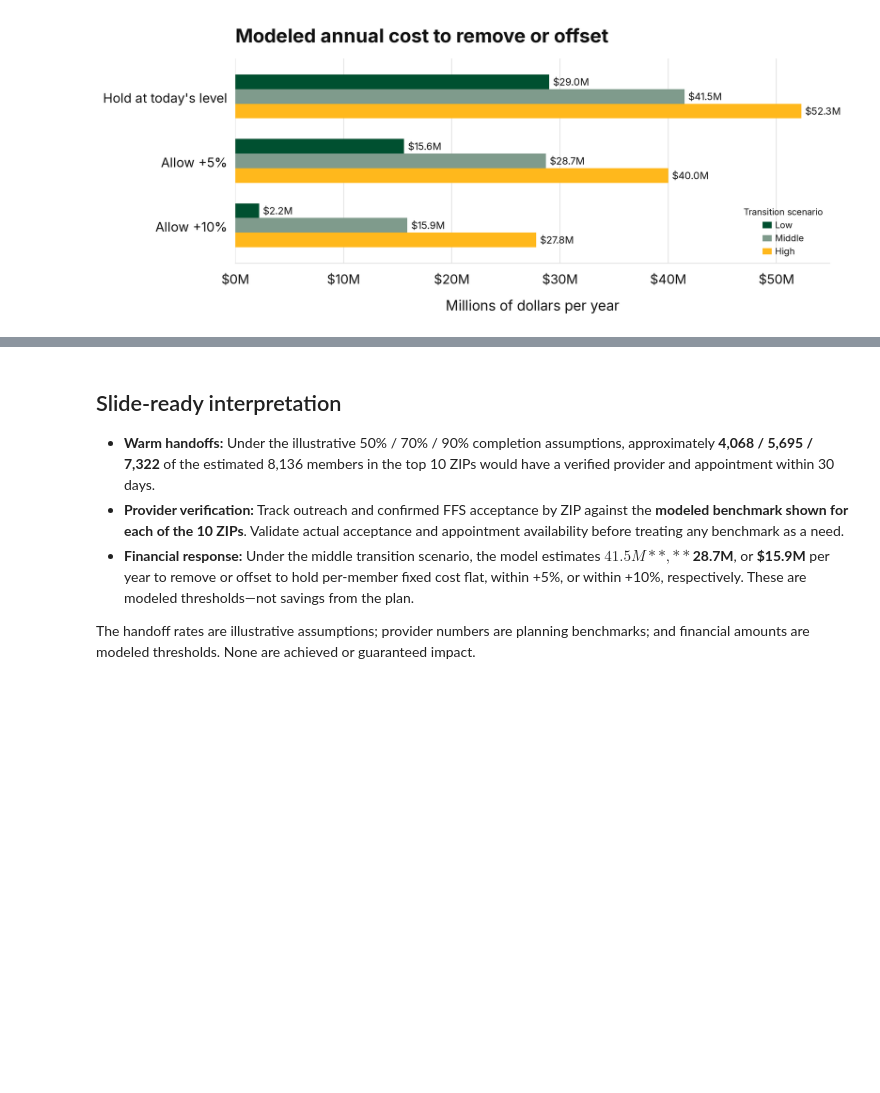
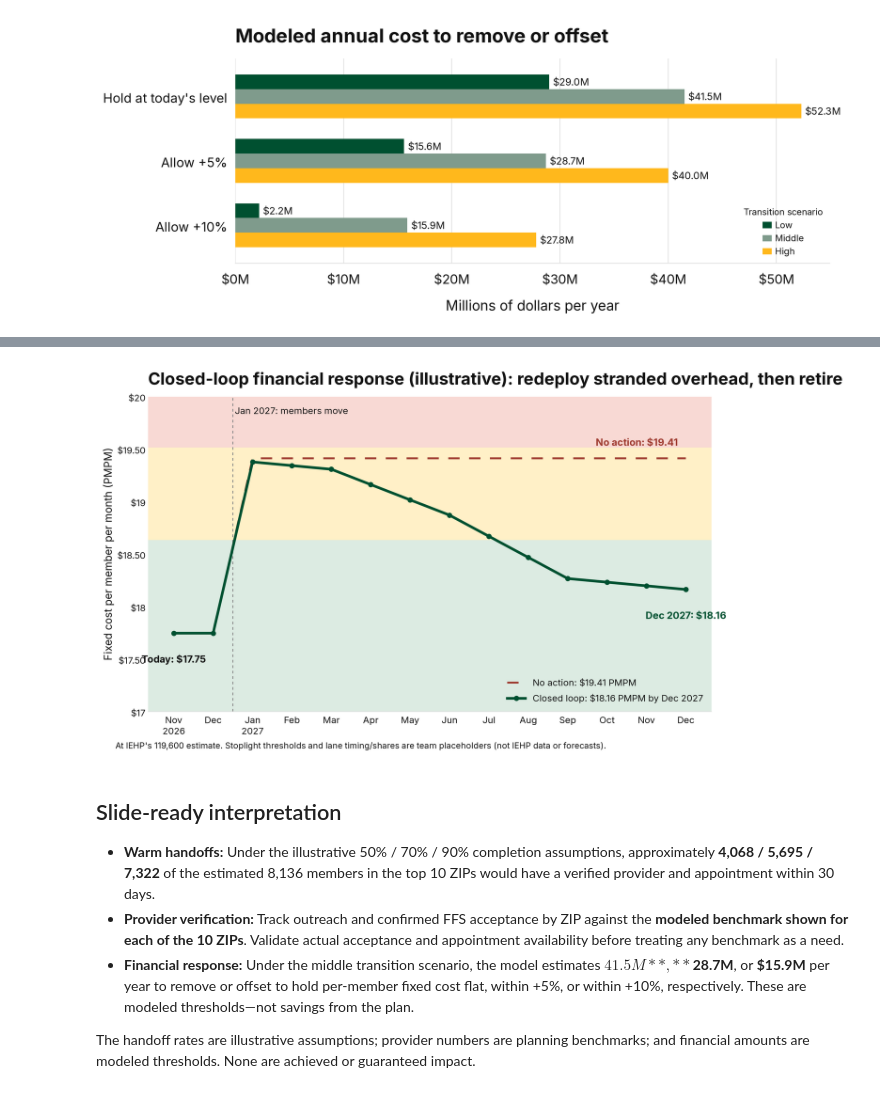
Before and after one commit to doom-boy/IEHP-CEO-Competition, a Jupyter notebook: impact_scenarios.ipynb, the cells around one changed output, grey strips where cells are left out. Saved outputs shown, nothing was run; the diff lists cells and outputs as text; code cells hidden in the pictures; blank space fills up the shorter version.

Commit message:
new financial graph

```diff
--- a/impact_scenarios.ipynb
+++ b/impact_scenarios.ipynb
@@ -347,0 +361,92 @@ display(Image(filename=str(export_dir / f"{out_name}.png")))
+# %%
+# Executive single-panel (16:9) closed-loop chart for slide use.
+# Relies on variables computed in the closed-loop cell above (loop, months, labels, etc.).
+
+exec_name = "impact_closed_loop_exec_CPP_Inter"
+
+fig, ax = plt.subplots(figsize=(13.33, 7.5))  # ~16:9
+
+lo, hi = 17.0, 20.0
+ax.axhspan(lo, GREEN_MAX, color="#DCEBE2", zorder=0)
+ax.axhspan(GREEN_MAX, AMBER_MAX, color="#FFF0C7", zorder=0)
+ax.axhspan(AMBER_MAX, hi, color="#F8D9D4", zorder=0)
+
+ax.plot(
+    x[1:],
+    loop["no_action"].iloc[1:],
+    color="#9E3A2F",
+    linewidth=2.5,
+    linestyle=(0, (6, 5)),
+    zorder=3,
+    label=f"No action: ${no_action_pmpm:.2f} PMPM",
+)
+ax.plot(
+    x,
+    loop["plan"],
+    color=cpp_green,
+    linewidth=3.5,
+    marker="o",
+    markersize=6,
+    zorder=4,
+    label=f"Closed loop: ${loop['plan'].iloc[-1]:.2f} PMPM by Dec 2027",
+)
+
+ax.set_ylim(lo, hi)
+ax.set_ylabel("Fixed cost per member per month (PMPM)", fontsize=14)
+ax.yaxis.set_major_formatter(plt.FuncFormatter(lambda v, _: f"${v:,.2f}" if v % 1 else f"${v:,.0f}"))
+
+ax.set_xticks(x, labels)
+ax.tick_params(axis="both", length=0, labelsize=12)
+ax.grid(False)
+
+ax.set_title(
+    "Closed-loop financial response (illustrative): redeploy stranded overhead, then retire",
+    loc="left",
+    fontsize=22,
+    fontweight="bold",
+    pad=16,
+    color=ink,
+)
+
+# Minimal callouts so the slide is self-explanatory at a glance
+ax.text(x[0], TODAY - 0.28, f"Today: ${TODAY:.2f}", ha="center", fontsize=13, fontweight="bold", color=ink)
+ax.text(
+    x[-1],
+    loop["plan"].iloc[-1] - 0.28,
+    f"Dec 2027: ${loop['plan'].iloc[-1]:.2f}",
+    ha="center",
+    fontsize=13,
+    fontweight="bold",
+    color=cpp_green,
+)
+ax.text(
+    x[-1] - 0.2,
+    no_action_pmpm + 0.12,
+    f"No action: ${no_action_pmpm:.2f}",
+    ha="right",
+    fontsize=13,
+    fontweight="bold",
+    color="#9E3A2F",
+)
+
+# Vertical marker for move date (Jan 2027)
+ax.axvline(1.5, color="#888888", linewidth=1.2, linestyle=(0, (3, 3)))
+ax.text(1.55, hi - 0.08, "Jan 2027: members move", fontsize=12, color=ink, va="top")
+
+ax.legend(frameon=False, loc="lower right", fontsize=12)
+
+fig.text(
+    0.08,
+    0.02,
+    "At IEHP's 119,600 estimate. Stoplight thresholds and lane timing/shares are team placeholders (not IEHP data or forecasts).",
+    fontsize=11,
+    color=ink,
+)
+
+for ext in ("png", "svg"):
+    fig.savefig(export_dir / f"{exec_name}.{ext}", dpi=220, bbox_inches="tight")
+plt.close(fig)
+print(f"PNG: {exec_name}.png")
+print(f"SVG: {exec_name}.svg")
+display(Image(filename=str(export_dir / f"{exec_name}.png")))
+# %% [output]
@@ -348,3 +455,4 @@ display(Image(filename=str(export_dir / f"{out_name}.png")))
+[figure, added]
 # %% [markdown]
 ## Slide-ready interpretation
 
```
Also changed, not shown: parts of 3 cells of this notebook, 7 other files.
